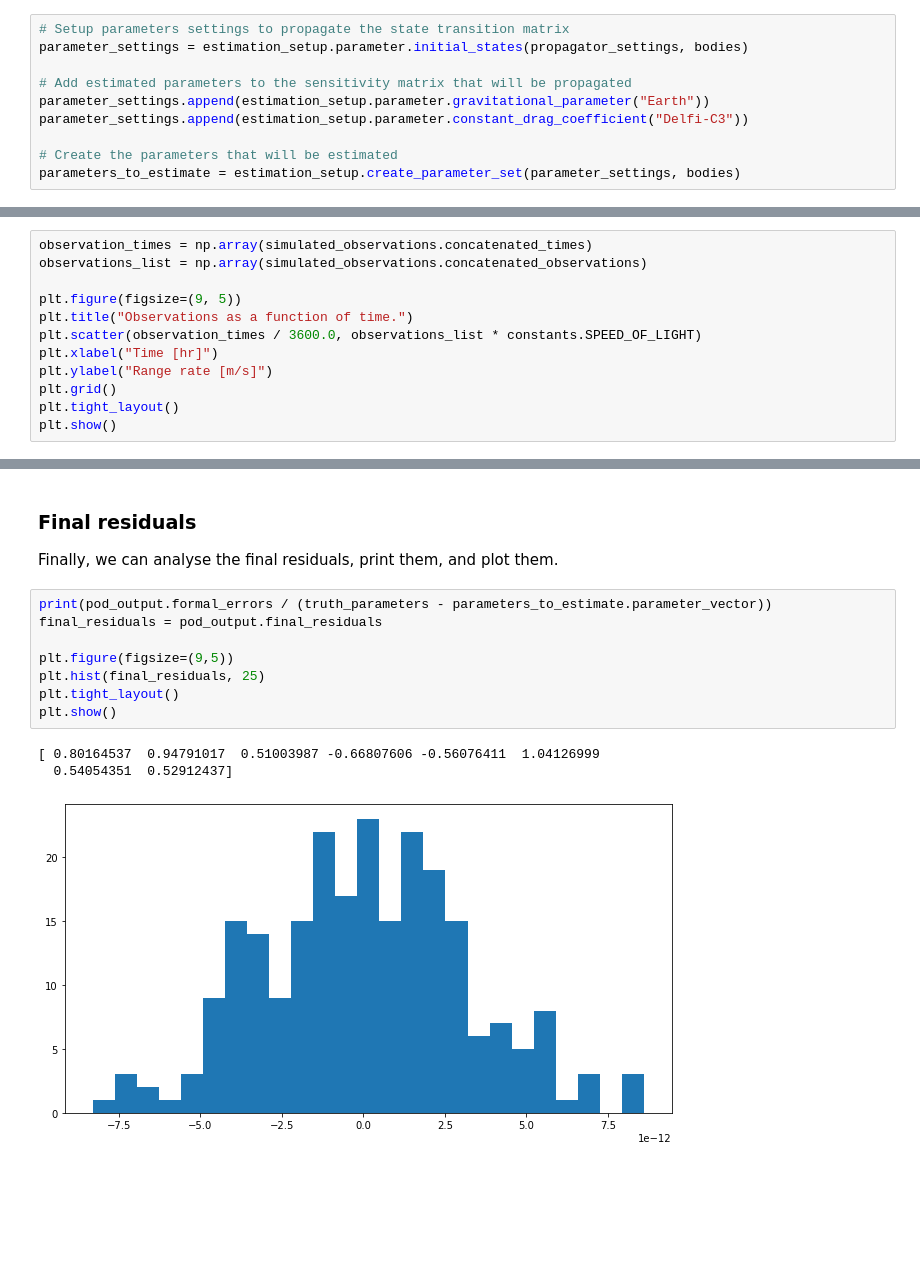
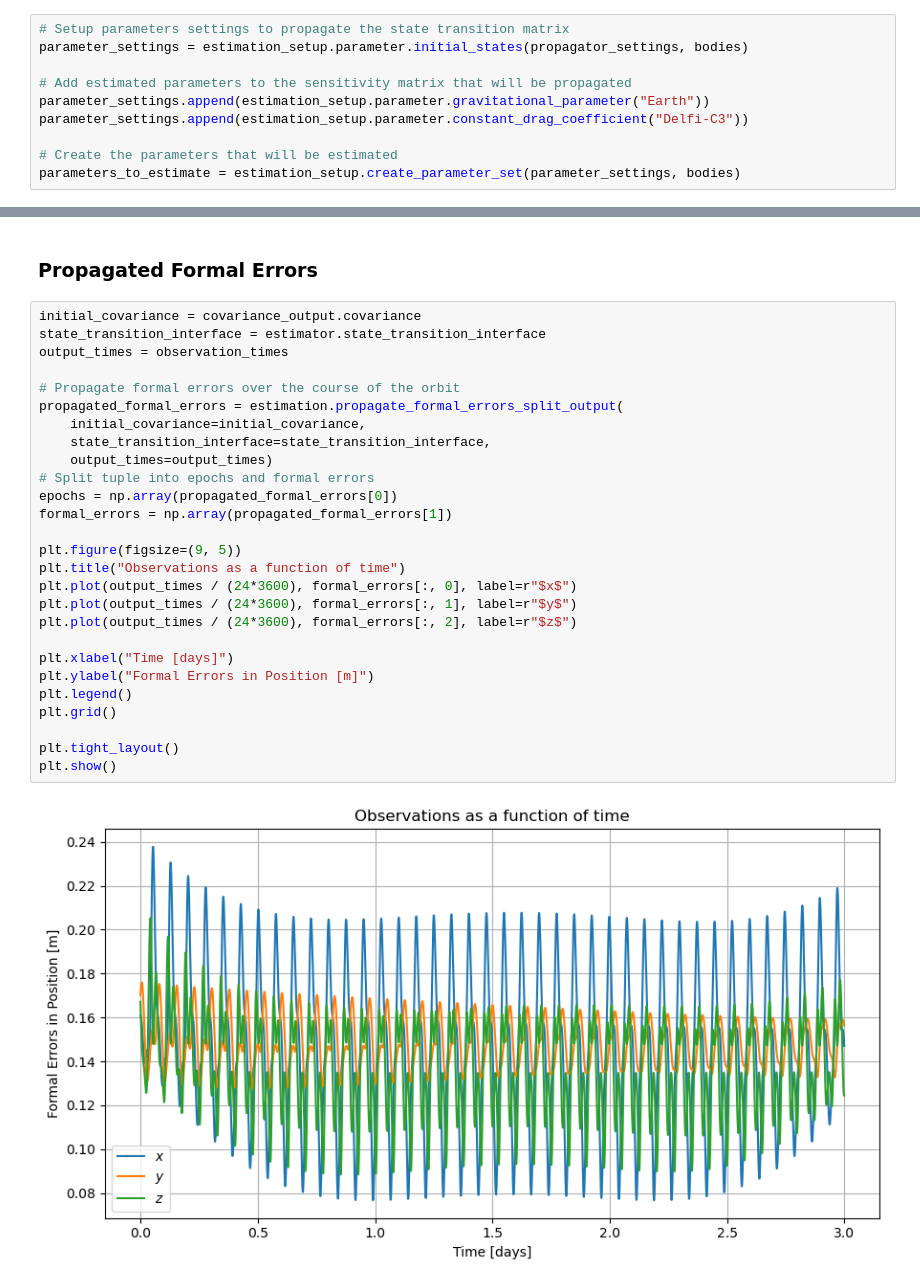
Before and after one commit to tudat-team/tudat-space, a Jupyter notebook: docs/source/_src_getting_started/_src_examples/notebooks/estimation/covariance_estimated_parameters.ipynb, the cells around one changed output, grey strips where cells are left out. Saved outputs shown, nothing was run; the diff lists cells and outputs as text; blank space fills up the shorter version.

```diff
--- a/docs/source/_src_getting_started/_src_examples/notebooks/estimation/covariance_estimated_parameters.ipynb
+++ b/docs/source/_src_getting_started/_src_examples/notebooks/estimation/covariance_estimated_parameters.ipynb
@@ -401,12 +346,0 @@ Let's now make a plot of the observations range rate over time.
-# %%
-observation_times = np.array(simulated_observations.concatenated_times)
-observations_list = np.array(simulated_observations.concatenated_observations)
-
-plt.figure(figsize=(9, 5))
-plt.title("Observations as a function of time.")
-plt.scatter(observation_times / 3600.0, observations_list * constants.SPEED_OF_LIGHT)
-plt.xlabel("Time [hr]")
-plt.ylabel("Range rate [m/s]")
-plt.grid()
-plt.tight_layout()
-plt.show()
@@ -430,15 +347,31 @@ plt.show()
-# %% [markdown]
-### Final residuals
-Finally, we can analyse the final residuals, print them, and plot them.
-# %%
-print(pod_output.formal_errors / (truth_parameters - parameters_to_estimate.parameter_vector))
-final_residuals = pod_output.final_residuals
-
-plt.figure(figsize=(9,5))
-plt.hist(final_residuals, 25)
-plt.tight_layout()
-plt.show()
-# %% [output]
-[ 0.80164537  0.94791017  0.51003987 -0.66807606 -0.56076411  1.04126999
-  0.54054351  0.52912437]
-[figure, removed]
+# %% [markdown]
+### Propagated Formal Errors
+# %%
+initial_covariance = covariance_output.covariance
+state_transition_interface = estimator.state_transition_interface
+output_times = observation_times
+
+# Propagate formal errors over the course of the orbit
+propagated_formal_errors = estimation.propagate_formal_errors_split_output(
+    initial_covariance=initial_covariance,
+    state_transition_interface=state_transition_interface,
+    output_times=output_times)
+# Split tuple into epochs and formal errors
+epochs = np.array(propagated_formal_errors[0])
+formal_errors = np.array(propagated_formal_errors[1])
+
+plt.figure(figsize=(9, 5))
+plt.title("Observations as a function of time")
+plt.plot(output_times / (24*3600), formal_errors[:, 0], label=r"$x$")
+plt.plot(output_times / (24*3600), formal_errors[:, 1], label=r"$y$")
+plt.plot(output_times / (24*3600), formal_errors[:, 2], label=r"$z$")
+
+plt.xlabel("Time [days]")
+plt.ylabel("Formal Errors in Position [m]")
+plt.legend()
+plt.grid()
+
+plt.tight_layout()
+plt.show()
+# %% [output]
+[figure, added]
```
Also changed, not shown: parts of 38 cells of this notebook, 10 other files.
